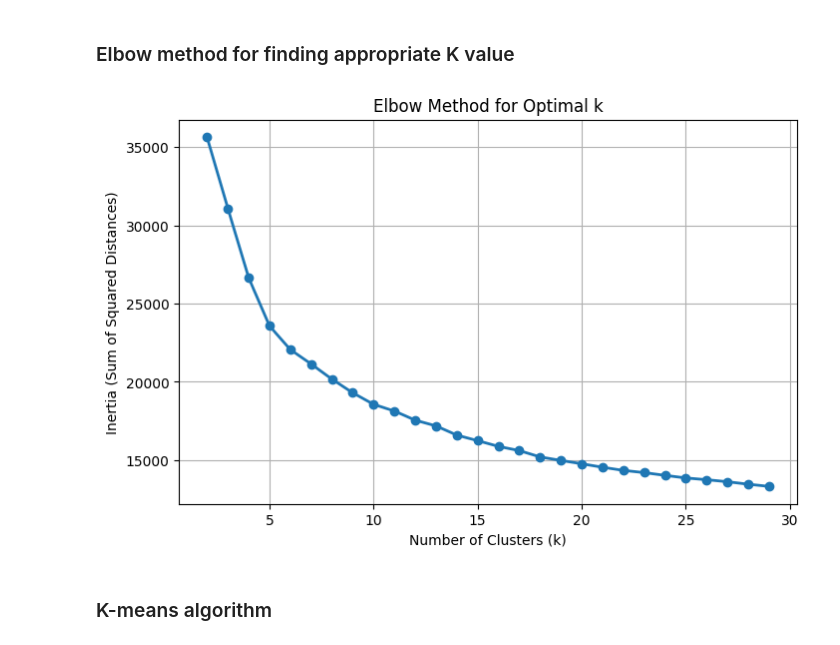
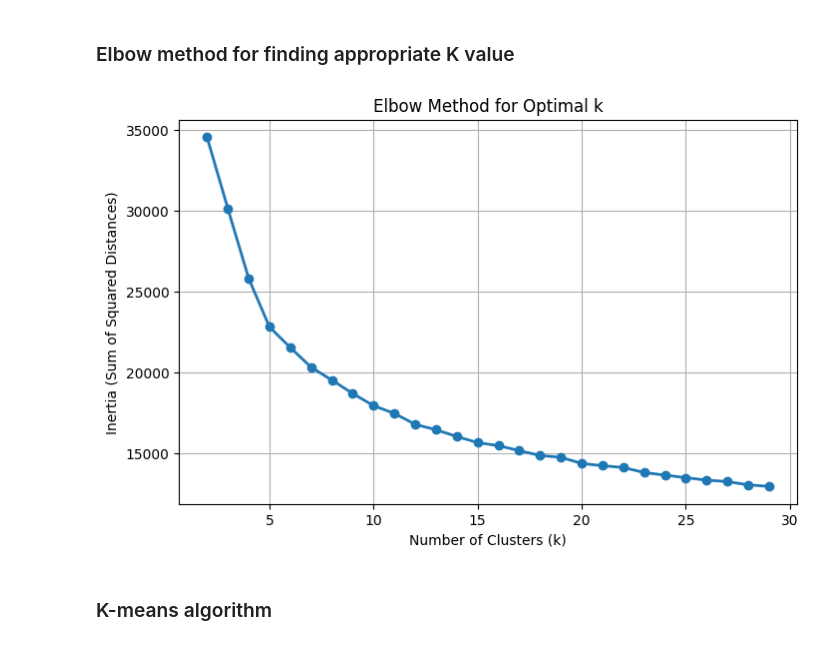
Before and after one commit to Computational-Tools-in-DS-G42/footballer-profiler-AI, a Jupyter notebook: player_profiler.ipynb, the cells around one changed output. Drawn from its saved outputs; the diff is of its cells as text; code cells hidden in the pictures.

```diff
--- a/player_profiler.ipynb
+++ b/player_profiler.ipynb
@@ -393,7 +406,9 @@ df_clean['position'] = df_clean['position'].replace({
     'M(CR)': "M",
     'M(L)': "M",
     'M(LR)': "M",
-    'M(R)': "M"
+    'M(R)': "M",
+
+    "DMC": "DM",
 
 })
 
@@ -591,8 +606,8 @@ display(df_clean.head(2))
 # %%
 # Split data
 
-df_train, df_test = train_test_split(df_clean, test_size=0.02, random_state=42)
+df_train, df_unseen = train_test_split(df_clean, test_size=0.05, random_state=42)
 
 print("Shape train: " + str(df_train.shape[0]))
-print("Shape test: " + str(df_test.shape[0]))
+print("Shape df_unseen: " + str(df_unseen.shape[0]))
 # %% [output]
@@ -669,6 +688,6 @@ list(X.columns)
 ### Standardizing data
 # %%
 scaler = StandardScaler()
-X_scaled = scaler.fit_transform(X)
+X_scaled_all = scaler.fit_transform(X)
 # %%
 #display(df_train_scaled.head(100))
@@ -716,22 +735,22 @@ Train stds : [1. 1. 1. 1. 1. 1. 1. 1. 1. 1. 1. 1.]
 # %%
 inertias = []
 K = range(2, 30)  # test cluster numbers from 2 to 15
 
 for k in K:
     kmeans = KMeans(n_clusters=k, random_state=42)
-    kmeans.fit(X_scaled)
+    kmeans.fit(X_scaled_all)
     inertias.append(kmeans.inertia_)
 
 # Plot the results
 plt.figure(figsize=(8, 5))
 plt.plot(K, inertias, 'o-', linewidth=2, markersize=6)
 plt.title('Elbow Method for Optimal k')
 plt.xlabel('Number of Clusters (k)')
 plt.ylabel('Inertia (Sum of Squared Distances)')
 plt.grid(True)
 plt.show()
 # %% [output]
-[figure, old version]
+[figure, new version]
 # %% [markdown]
 ### K-means algorithm
 # %%
```
Also changed, not shown: parts of 41 cells of this notebook.
